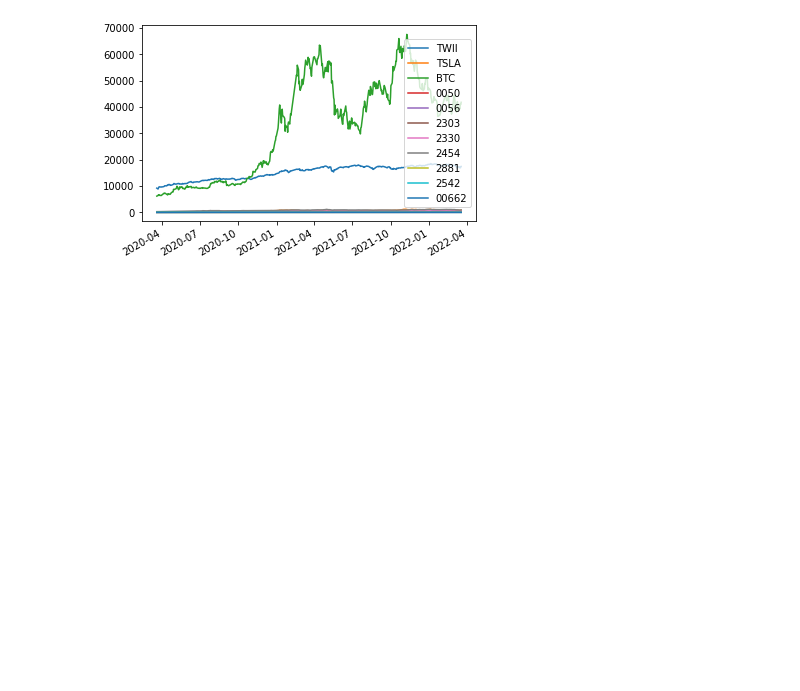
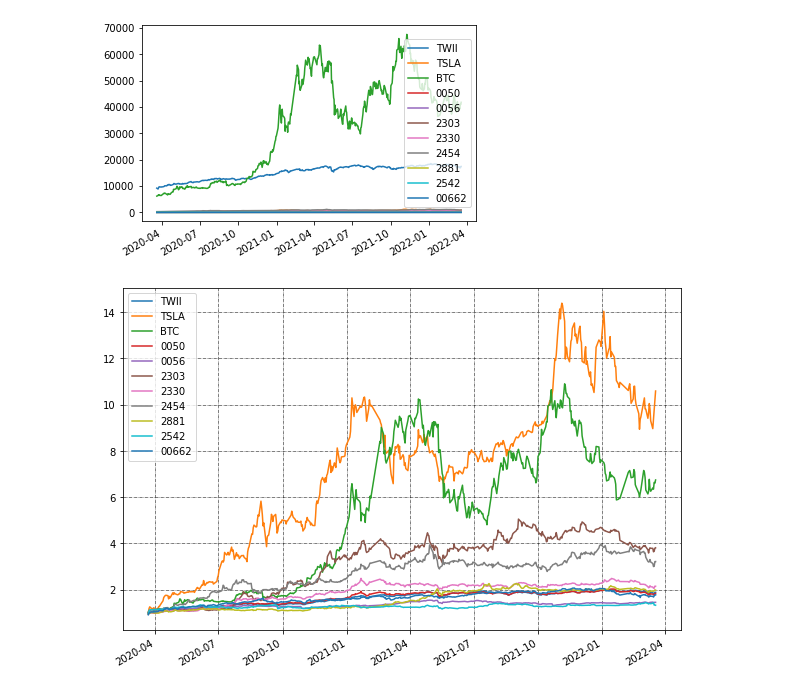
Before and after one commit to tewei0328/teach-visulization, a Jupyter notebook: viz1_datareader_finlab.ipynb, the cells around one changed output. Cells and saved outputs as stored; diff of their text form; code cells hidden in the pictures; blank space fills up the shorter version.

```diff
--- a/viz1_datareader_finlab.ipynb
+++ b/viz1_datareader_finlab.ipynb
@@ -213,3 +213,9 @@ df_many.plot()
 # %% [output]
 <matplotlib.axes._subplots.AxesSubplot at 0x...>
 [figure]
+# %%
+((df_many.pct_change()+1).cumprod()).plot(figsize=(10, 7))
+plt.grid(which="major", color='k', linestyle='-.', linewidth=0.5)
+plt.show()
+# %% [output]
+[figure, added]
```
